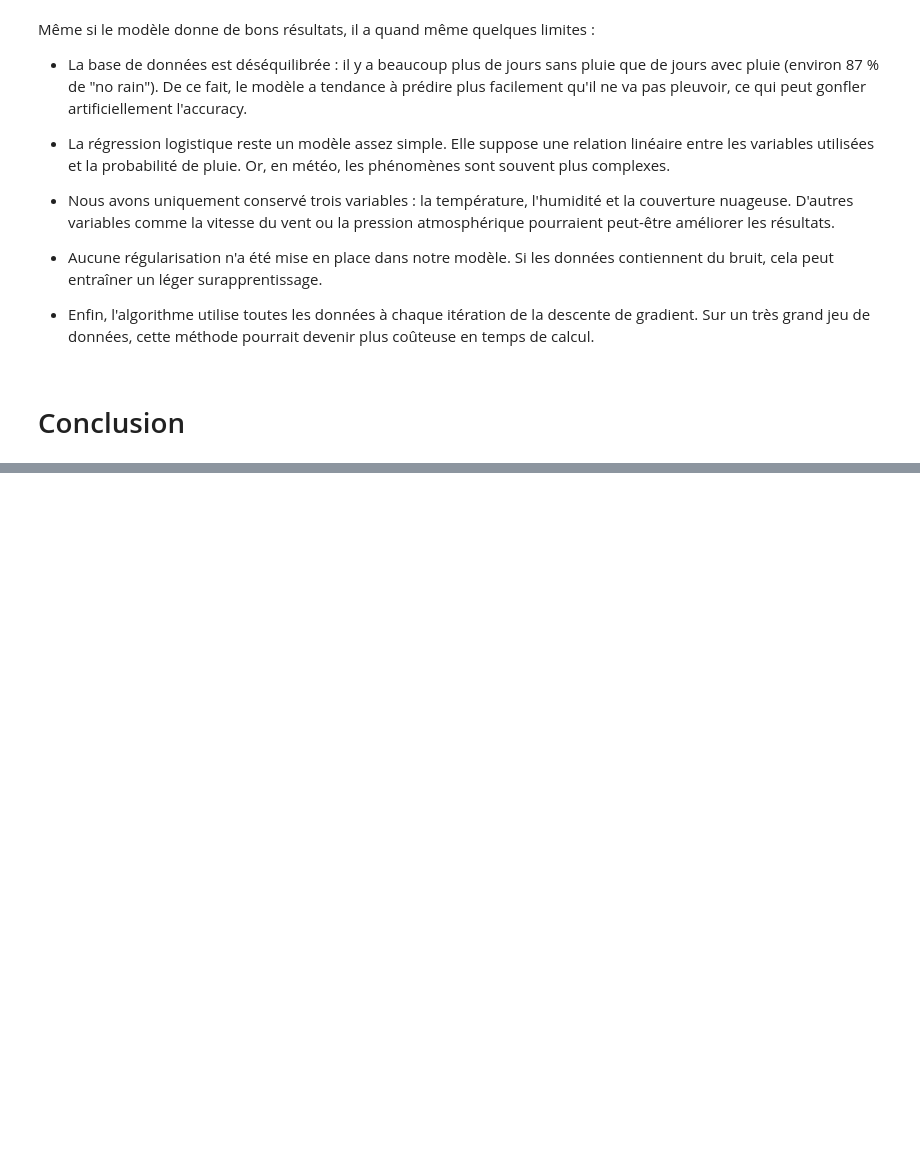
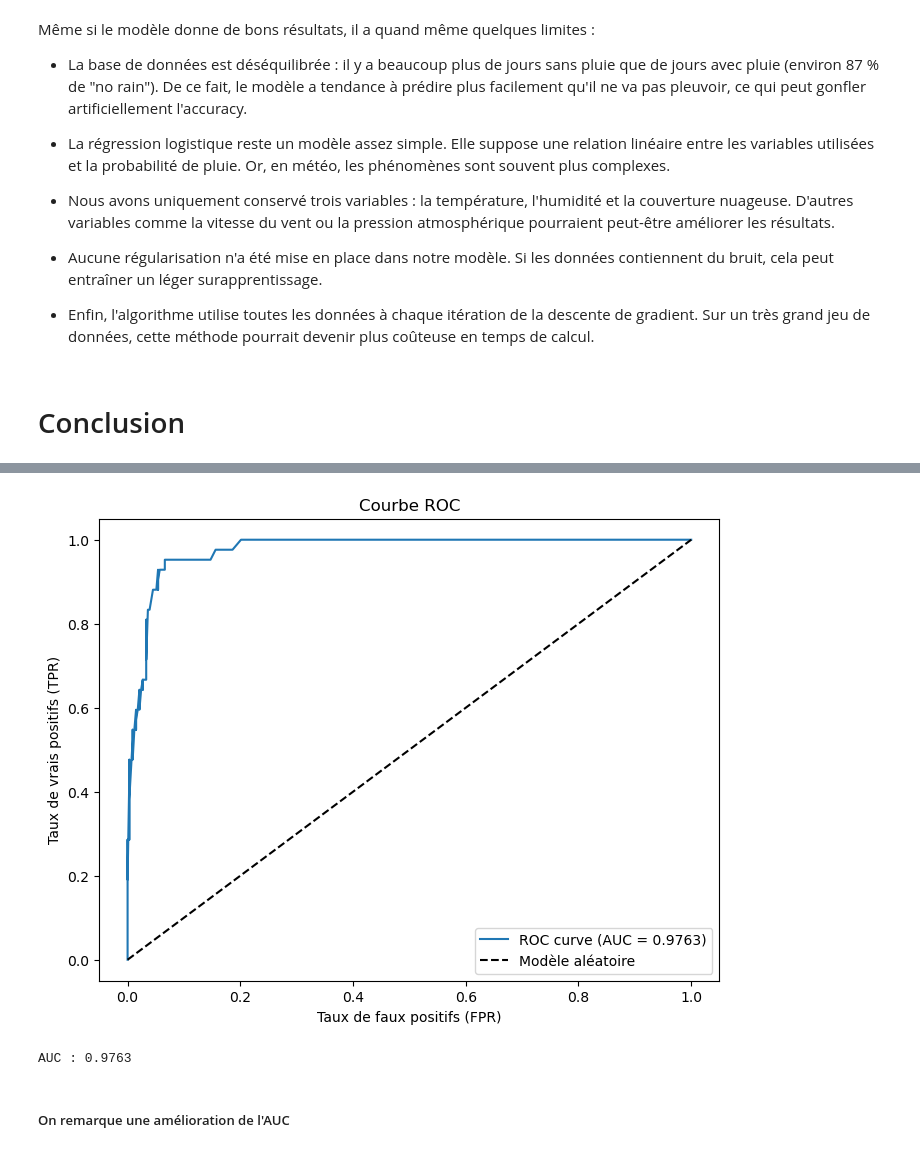
Before and after one commit to kenzalittlegenius/Projet_regression_logistique, a Jupyter notebook: regression_logistique.ipynb, the cells around one changed output, grey strips where cells are left out. Cells and saved outputs as stored; diff of their text form; code cells hidden in the pictures; blank space fills up the shorter version.

```diff
--- a/regression_logistique.ipynb
+++ b/regression_logistique.ipynb
@@ -602,0 +673,16 @@ Même si le modèle donne de bons résultats, il a quand même quelques limites
+# %%
+# w : poids finaux appris pour chaque variable.
+# b : biais final appris par le modèle.
+# train_costs : historique du coût sur l'ensemble d'entraînement.
+# val_costs : historique du coût sur l'ensemble de validation.
+
+w,b,train_costs,val_costs = train_logistic_regression(
+    X_train,
+    Y_train,
+    X_val,
+    Y_val,
+    learning_rate=0.2,
+    n_iterations=5000
+)
+print(w)
+print(b)
@@ -602,0 +728,47 @@ Même si le modèle donne de bons résultats, il a quand même quelques limites
+# %%
+# COURBE ROC
+
+# Calcul du TPR et du FPR pour différents seuils
+thresholds_roc = np.linspace(0, 1, 200)
+tprs, fprs = [], []
+
+for t in thresholds_roc:
+
+    y_pred_t = predict(X_test, w, b, threshold=t).reshape(-1)
+
+    TP, TN, FP, FN = confusion_counts(y_true, y_pred_t)
+
+    tprs.append(TP / (TP + FN) if (TP + FN) > 0 else 0)
+    fprs.append(FP / (FP + TN) if (FP + TN) > 0 else 0)
+
+# Calcul de l'aire sous la courbe ROC (AUC)
+fprs_arr = np.array(fprs)
+tprs_arr = np.array(tprs)
+
+sorted_idx = np.argsort(fprs_arr)
+auc = np.trapezoid(
+    tprs_arr[sorted_idx],
+    fprs_arr[sorted_idx]
+)
+
+# Affichage de la courbe ROC
+plt.figure(figsize=(8, 6))
+plt.plot(
+    fprs_arr[sorted_idx],
+    tprs_arr[sorted_idx],
+    label=f'ROC curve (AUC = {auc:.4f})'
+)
+
+plt.plot([0, 1], [0, 1], 'k--', label='Modèle aléatoire')
+plt.xlabel('Taux de faux positifs (FPR)')
+plt.ylabel('Taux de vrais positifs (TPR)')
+plt.title('Courbe ROC')
+plt.legend()
+plt.show()
+
+print(f"AUC : {auc:.4f}")
+# %% [output]
+[figure, added]
+AUC : 0.9763
+# %% [markdown]
+##### On remarque une amélioration de l'AUC
```
Also changed, not shown: parts of 15 cells of this notebook.
